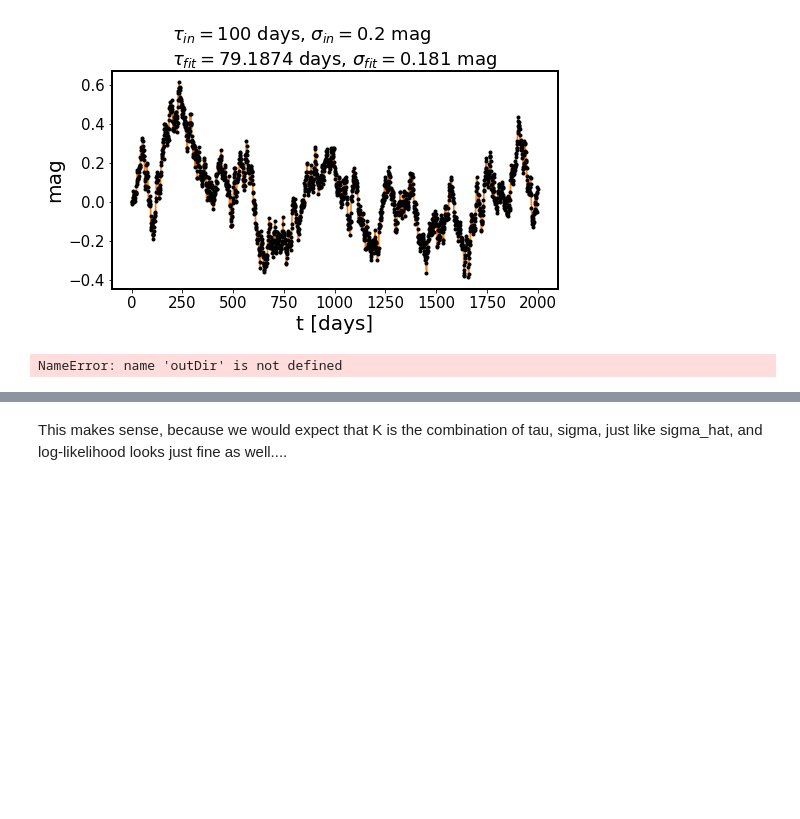
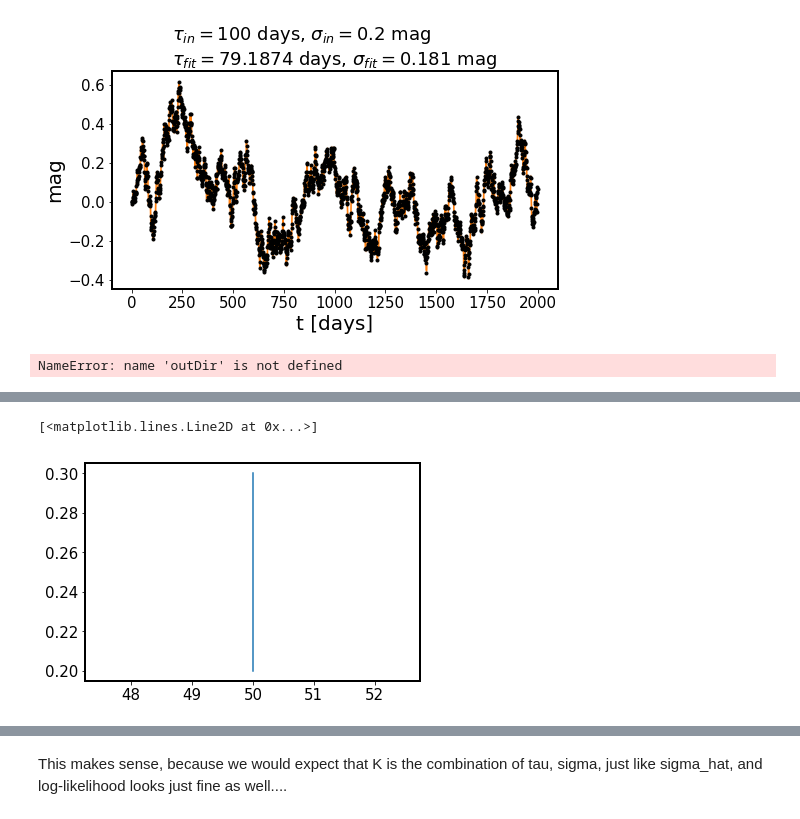
Before and after one commit to suberlak/DRW_Celerite, a Jupyter notebook: code/DRW_log_likelihood.ipynb, the cells around one changed output, grey strips where cells are left out. Cells and saved outputs as stored; diff of their text form; code cells hidden in the pictures; blank space fills up the shorter version.

```diff
--- a/code/DRW_log_likelihood.ipynb
+++ b/code/DRW_log_likelihood.ipynb
@@ -239,0 +323,5 @@ plt.hist(z_sigma_hat.flatten())
+# %%
+plt.plot([50,50], [0.2,0.3])
+# %% [output]
+[<matplotlib.lines.Line2D at 0x...>]
+[figure, added]
```
Also changed, not shown: parts of 16 cells of this notebook.
